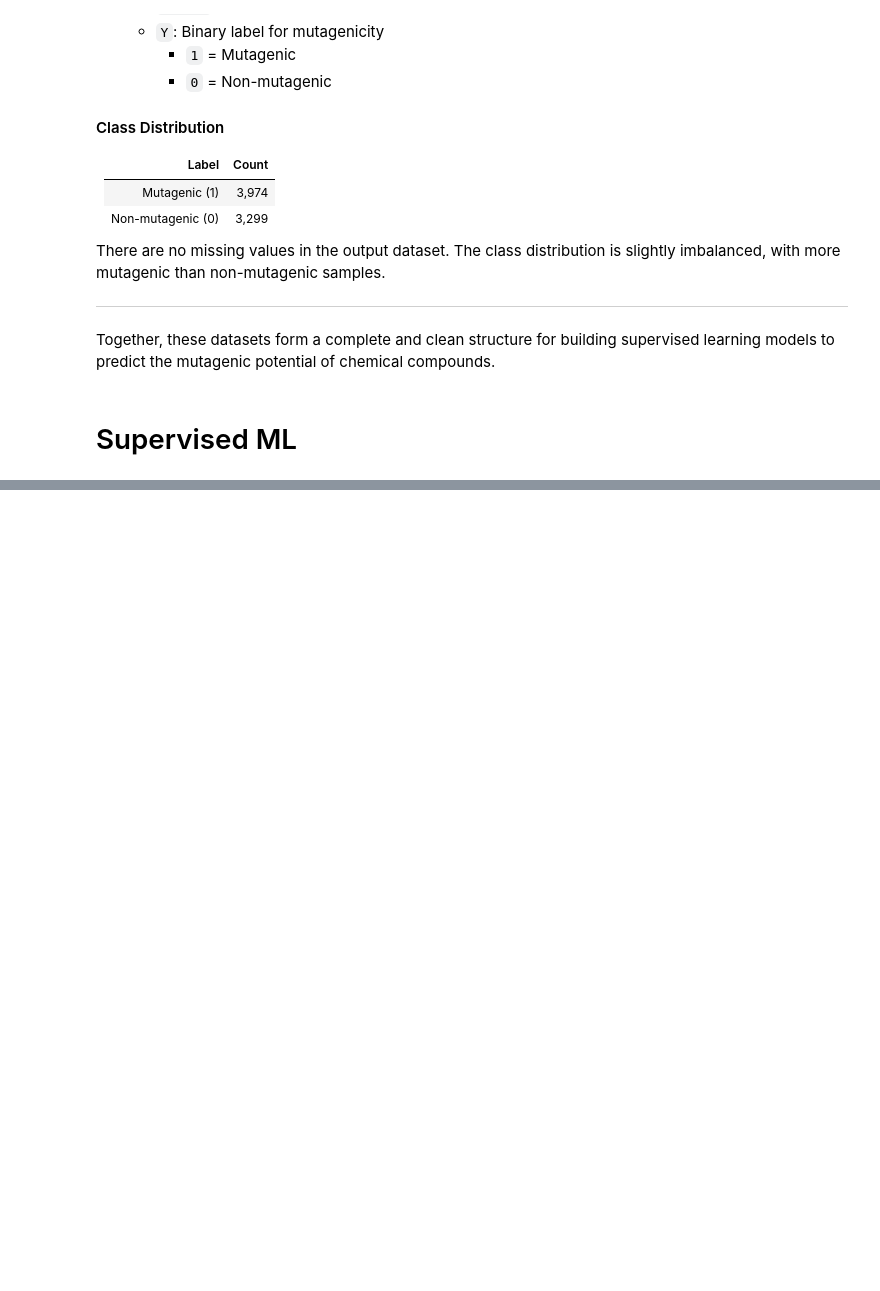
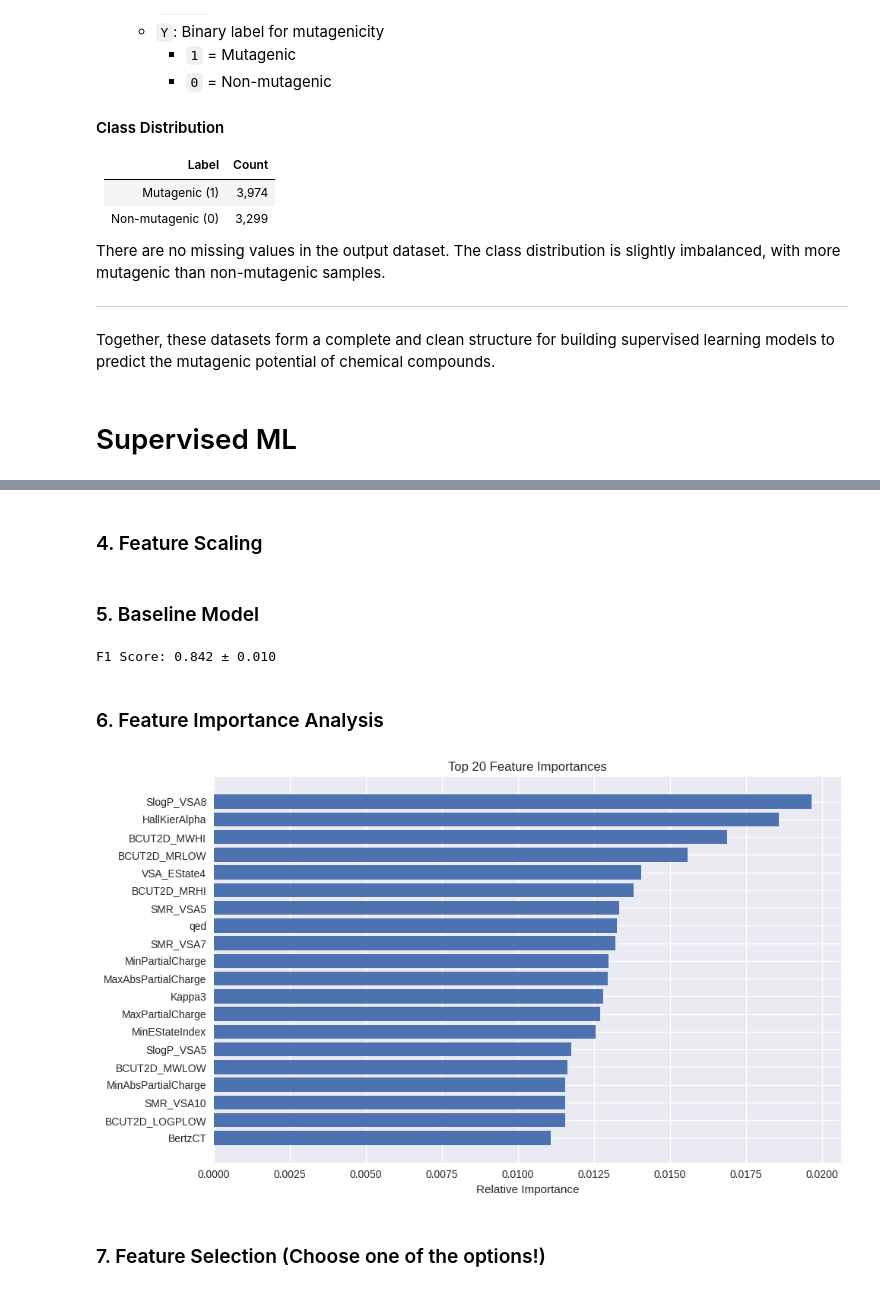
Before and after one commit to arog-bioinfo/ECDB_Project, a Jupyter notebook: trabalho_py/relatorio_grupo1_Artur.ipynb, the cells around one changed output, grey strips where cells are left out. Cells and saved outputs as stored; diff of their text form; code cells hidden in the pictures; blank space fills up the shorter version.

```diff
--- a/trabalho_py/relatorio_grupo1_Artur.ipynb
+++ b/trabalho_py/relatorio_grupo1_Artur.ipynb
@@ -46,7 +55,10 @@ Binary classification. Given a drug SMILES string, predict whether it is mutagen
 ## 4. Data Exploration with Python
 # %%
 # Load the features dataset
-features_path = "data_csv\\ames_features.csv"
+if os.path.exists("/home/arog"):
+    features_path = "data_csv/ames_features.csv"
+else:
+    features_path = "data_csv\\ames_features.csv"
 features_df = pd.read_csv(features_path)
 
 # Basic dataset information
@@ -201,0 +320,48 @@ Together, these datasets form a complete and clean structure for building superv
+# %% [markdown]
+### 4. Feature Scaling
+# %%
+scaler = StandardScaler()
+X_train_scaled = scaler.fit_transform(X_train)
+X_test_scaled = scaler.transform(X_test)
+# %% [markdown]
+### 5. Baseline Model
+# %%
+# Define evaluation function
+def evaluate_model(model, X, y, cv=5):
+    cv_scores = cross_val_score(
+        model, X, y,
+        cv=StratifiedKFold(n_splits=cv, shuffle=True, random_state=RANDOM_STATE),
+        scoring='f1',
+        n_jobs=-1
+    )
+    print(f"F1 Score: {cv_scores.mean():.3f} ± {cv_scores.std():.3f}")
+    return cv_scores
+
+# Baseline RF model
+baseline_rf = RandomForestClassifier(random_state=RANDOM_STATE)
+baseline_scores = evaluate_model(baseline_rf, X_train_scaled, y_train)
+# %% [output]
+F1 Score: 0.842 ± 0.010
+# %% [markdown]
+### 6. Feature Importance Analysis
+# %%
+def plot_feature_importance(model, feature_names, top_n=20):
+    """Plot feature importance."""
+    importances = model.feature_importances_
+    indices = np.argsort(importances)[-top_n:]
+
+    plt.figure(figsize=(10, 6))
+    plt.title(f"Top {top_n} Feature Importances")
+    plt.barh(range(top_n), importances[indices], align='center')
+    plt.yticks(range(top_n), [feature_names[i] for i in indices])
+    plt.xlabel('Relative Importance')
+    plt.tight_layout()
+    plt.show()
+
+# Fit model to get importances
+baseline_rf.fit(X_train_scaled, y_train)
+plot_feature_importance(baseline_rf, X_train.columns)
+# %% [output]
+[figure, added]
+# %% [markdown]
+### 7. Feature Selection (Choose one of the options!)
```
Also changed, not shown: parts of 20 cells of this notebook, 4 other files.
